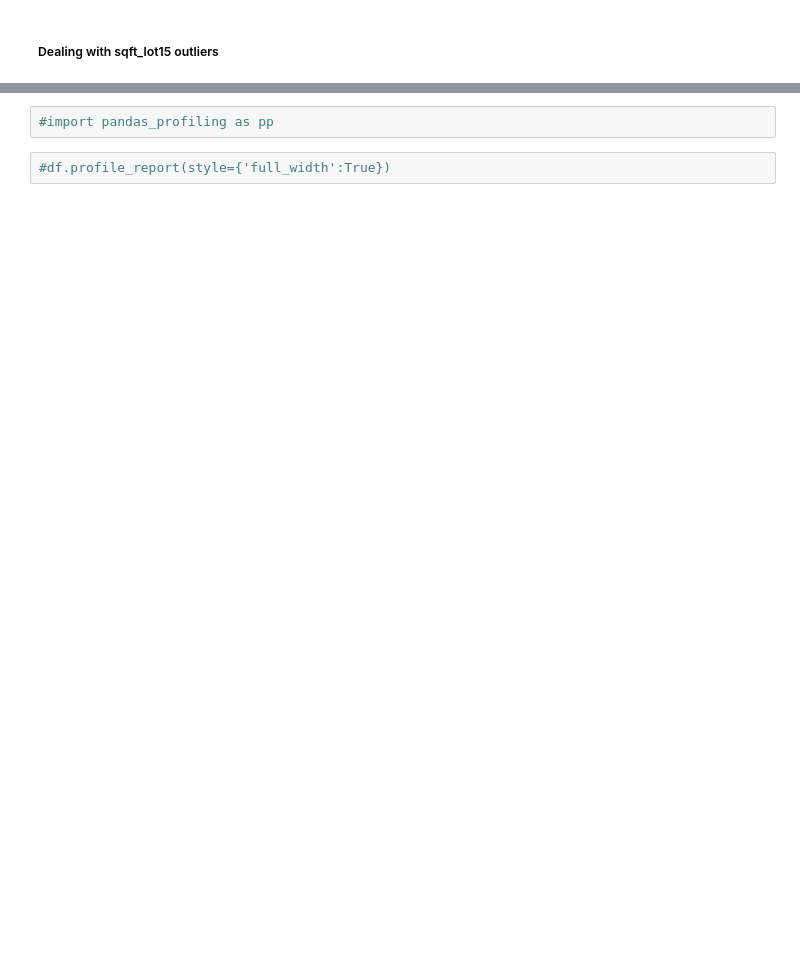
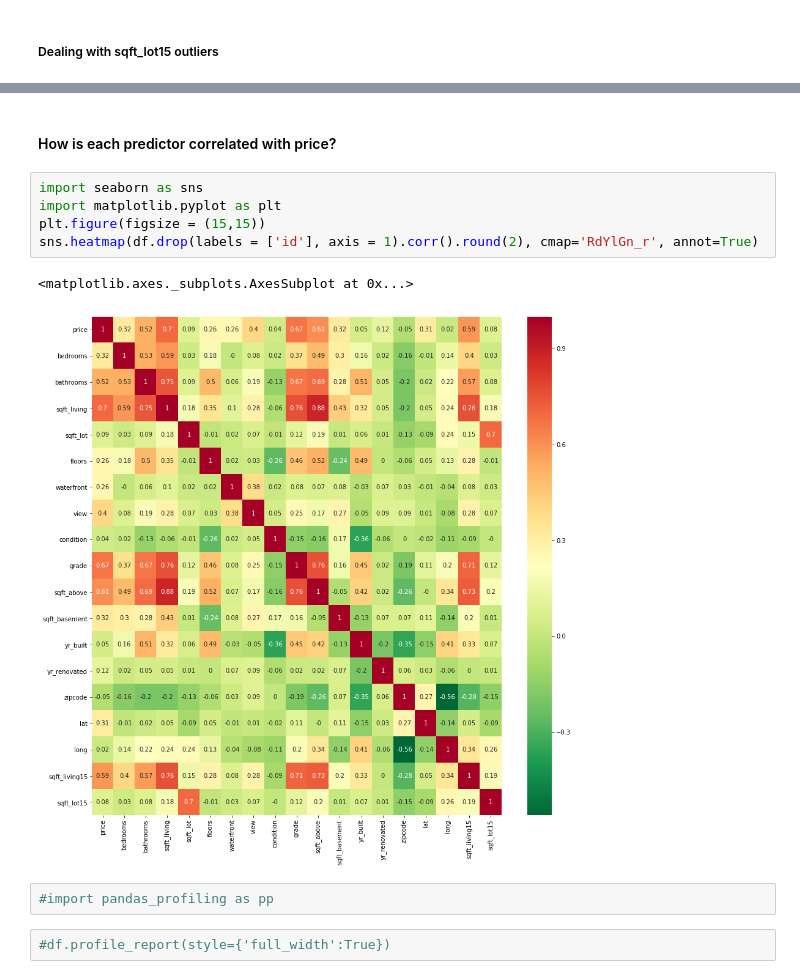
Before and after one commit to inesa-lisnic/flatiron-mod_1, a Jupyter notebook: data_cleaning.ipynb, the cells around one changed output, grey strips where cells are left out. Saved outputs shown, nothing was run; the diff lists cells and outputs as text; blank space fills up the shorter version.

```diff
--- a/data_cleaning.ipynb
+++ b/data_cleaning.ipynb
@@ -226,3 +301,13 @@ df.drop(labels = df.loc[df.sqft_lot15 == df.sqft_lot15.max()].index, axis = 0, i
+# %% [markdown]
+#### How is each predictor correlated with price?
+# %%
+import seaborn as sns
+import matplotlib.pyplot as plt
+plt.figure(figsize = (15,15))
+sns.heatmap(df.drop(labels = ['id'], axis = 1).corr().round(2), cmap='RdYlGn_r', annot=True)
+# %% [output]
+<matplotlib.axes._subplots.AxesSubplot at 0x...>
+[figure, added]
 # %%
 #import pandas_profiling as pp
 # %%
```
Also changed, not shown: parts of 52 cells of this notebook.
